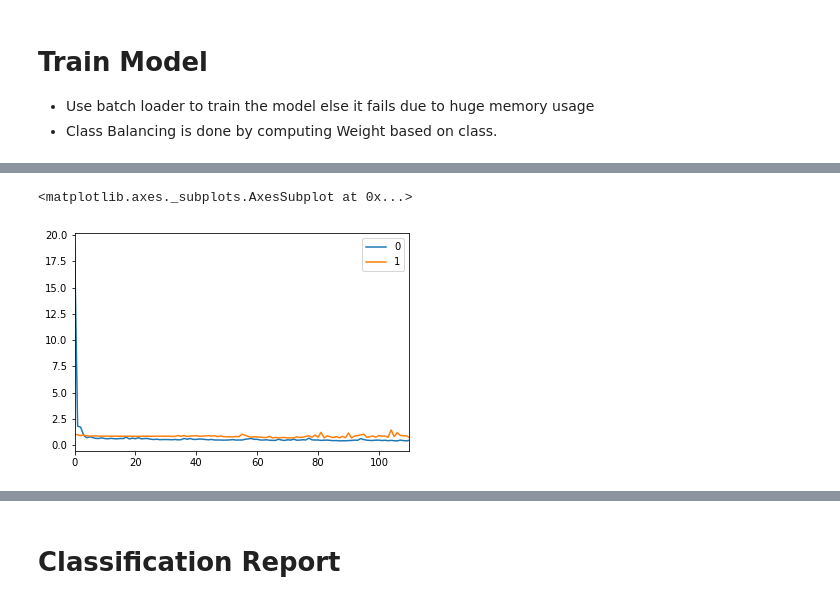
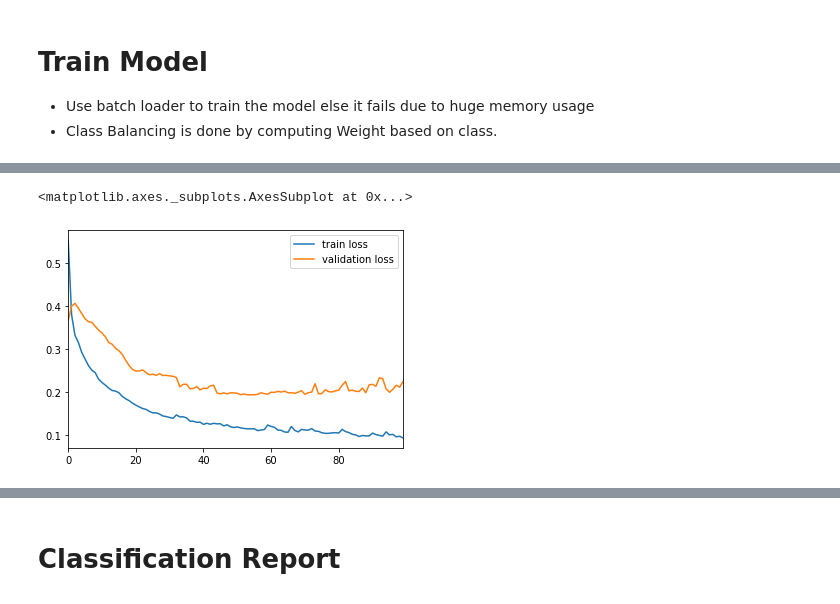
Before and after one commit to CSCCNY/final-project-faultdetection-cnny, a Jupyter notebook: Notebooks/GCN- Multiple graphs input-Added Benchmarks and Multilayer .ipynb, the cells around one changed output, grey strips where cells are left out. Saved outputs shown, nothing was run; the diff lists cells and outputs as text; code cells hidden in the pictures.

Commit message:
Focal loss for inbalanced dataset

```diff
--- a/Notebooks/GCN- Multiple graphs input-Added Benchmarks and Multilayer .ipynb
+++ b/Notebooks/GCN- Multiple graphs input-Added Benchmarks and Multilayer .ipynb
@@ -39,7 +39,7 @@ from tensorflow.keras.utils import to_categorical
 ################################################################################
 # PARAMETERS
 ################################################################################
-batch_size = 5  # Batch size
+batch_size = 1  # Batch size
 
 
 ################################################################################
@@ -67,7 +67,7 @@ def load_data(circuit_name, path_to_data="data", normalize=False):
 
     x, y, graph = tuple(objects)
 
-    features = sp.csr_matrix(x).astype('float32')
+    features = _preprocess_features(sp.csr_matrix(x).astype('float32'))
     # adj = nx.adjacency_matrix(nx.from_dict_of_lists(graph)).astype(int)
     g = nx.DiGraph()
     g.add_nodes_from(graph.keys())
@@ -87,11 +87,19 @@ def encode_label(labels):
     labels = to_categorical(labels)
     return labels
 
+def _preprocess_features(features):
+    rowsum = np.array(features.sum(1))
+    r_inv = np.power(rowsum, -1).flatten()
+    r_inv[np.isinf(r_inv)] = 0.0
+    r_mat_inv = sp.diags(r_inv)
+    features = r_mat_inv.dot(features)
+    return features
+
 
 class CircuitDataset(Dataset):
     def read(self):
         circuits = []
-        circs = ['c6288','c5315', 'c432', 'c499', 'c880', 'c1355', 'c1908', 'c3540', 'adder.bench', 'arbiter.bench', 'cavlc.bench', 'dec.bench']
+        circs = ['c6288','c5315', 'c1355', 'c1908', 'c3540', 'adder.bench', 'arbiter.bench', 'cavlc.bench', 'dec.bench']
 #         circs = ['c6288','c5315', 'c432', 'c499', 'c880', 'c1355', 'c1908', 'c3540']
         for circ in circs:
             A, X, labels = load_data(circ, '../data/output', normalize="")
@@ -99,8 +107,9 @@ class CircuitDataset(Dataset):
             print(f"{circ}: {sum(labels)}, {len(labels)}")
         return circuits
 
-dataset = CircuitDataset(transforms=[LayerPreprocess(GCNConv), NormalizeOne()])
+# dataset = CircuitDataset(transforms=[LayerPreprocess(GCNConv), NormalizeOne()])
 
+dataset = CircuitDataset(transforms=[LayerPreprocess(GCNConv)])
 # Parameters
 F = dataset.n_node_features  # Dimension of node features
 n_out = dataset.n_labels  # Dimension of the target
@@ -267,6 +300,8 @@ optimizer = Adam()
 # loss_fn = BinaryCrossentropy()
 loss_fn = binary_crossentropy
 loader_tr, loader_va, loader_te = load_tr_data(epochs)
+from focal_loss import BinaryFocalLoss
+focal_loss_fn = BinaryFocalLoss(gamma=0.9999, pos_weight=0.9)
 # def input_mask(target):
 #     minimum = tf.math.minimum(tf.reduce_sum(tf.dtypes.cast(target == 0, tf.int32)), tf.reduce_sum(tf.dtypes.cast(target == 1, tf.int32)))
 #     zeroes_index = tf.random.shuffle(tf.where(target == 0)[:,0])[:minimum]
@@ -290,27 +325,24 @@ def masked_loss_and_accuracy(target, predictions):
     weight_for_1 = tf.cast((1 / tf.shape(ones_index)[0])*(tf.cast(tf.shape(target)[0], 'float64'))/2.0, 'float32')
 
 #     pdb.set_trace()
-    loss = (weight_for_0 * loss_zeroes * 0.5 +  weight_for_1 * loss_ones * 0.5 )
-
+    loss = (weight_for_0 * loss_zeroes * 0.6 +  weight_for_1 * loss_ones * 0.4)
+    loss = focal_loss_fn(target, predictions)
 #     loss = tf.reduce_mean(tf.multiply(loss, mask))
     bin_acc = binary_accuracy(target, predictions)
     acc = tf.reduce_mean(bin_acc)
     return loss, acc
 
 # Training function
-@tf.function(input_signature=loader_tr.tf_signature(), experimental_relax_shapes=True)
+@tf.function
 def train_on_batch(inputs, target):
     with tf.GradientTape() as tape:
         predictions = model(inputs[:-1], training=True)
-#         loss = loss_fn(target, predictions) + sum(model.losses)
         loss, acc = masked_loss_and_accuracy(target, predictions)
         loss = loss + sum(model.losses)
 
     gradients = tape.gradient(loss, model.trainable_variables)
     optimizer.apply_gradients(zip(gradients, model.trainable_variables))
     return loss, acc
-
-
 
 
 # Evaluation function
@@ -327,7 +359,7 @@ def evaluate(loader):
             results = np.array(results)
             return np.average(results[:, :-1], 0, weights=results[:, -1])
 
-patience = 20
+patience = 10
 # Setup training
 best_val_loss = 99999
 current_patience = patience
@@ -336,7 +368,7 @@ step = 0
 # Training loop
 results_tr = []
 history = []
-for batch in loader_tr:
+for current_epoch, batch in enumerate(loader_tr):
     step += 1
 
     # Training step
@@ -351,18 +383,19 @@ for batch in loader_tr:
             results_te = evaluate(loader_te)
         else:
             current_patience -= 1
-            if current_patience == 0:
-                print("Early stopping")
-                break
+#             if current_patience == 0:
+#                 print("Early stopping")
+#                 break
 
         # Print results
         results_tr = np.array(results_tr)
         results_tr = np.average(results_tr[:, :-1], 0, weights=results_tr[:, -1])
         print(
+            "Epoch: {:3d} | "
             "Train loss: {:.4f}, acc: {:.4f} | "
             "Valid loss: {:.4f}, acc: {:.4f} | "
             "Test loss: {:.4f}, acc: {:.4f}".format(
-                *results_tr, *results_va, *results_te
+                current_epoch, *results_tr, *results_va, *results_te
             )
         )
         history.append([results_tr[0], results_va[0]])
@@ -392,11 +425,11 @@ Training Completed!!!!
 # %%
 # loss_history = list(map(lambda x: x.numpy(), history))
 # # loss_history
-df = pd.DataFrame(history)
+df = pd.DataFrame(history, columns=['train loss', 'validation loss'])
 df.plot()
 # %% [output]
 <matplotlib.axes._subplots.AxesSubplot at 0x...>
-[figure, old version]
+[figure, new version]
 # %%
 # Evaluate model
 from sklearn.metrics import classification_report
```
Also changed, not shown: parts of 16 cells of this notebook.
